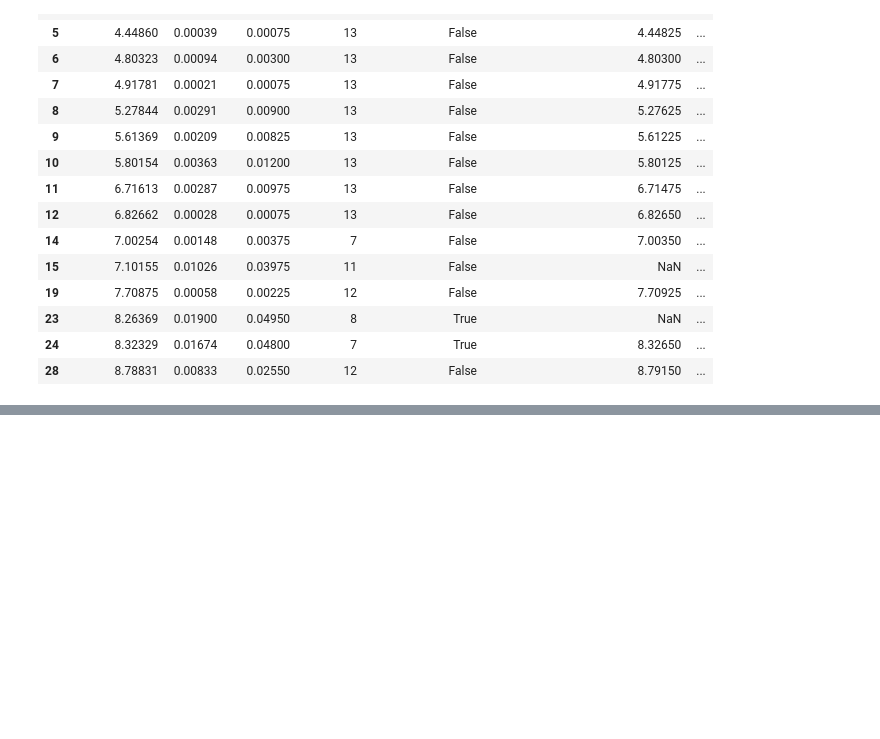
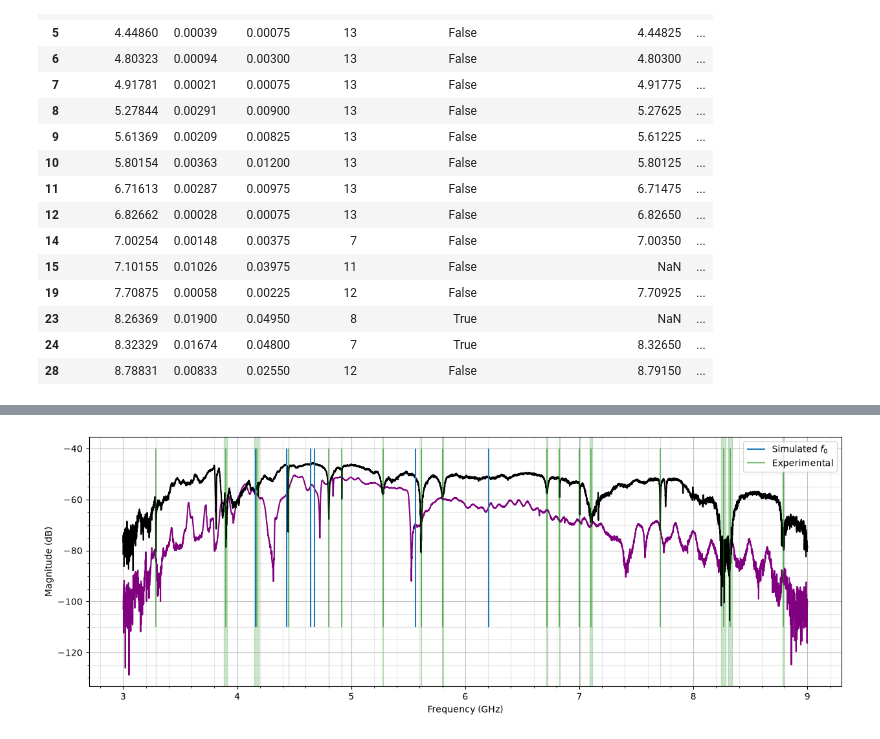
Before and after one commit to benji-thomas/Resonator-Frequency-Simulation, a Jupyter notebook: Mean_Resonant_Frequencies.ipynb, the cells around one changed output, grey strips where cells are left out. Cells and saved outputs as stored; diff of their text form; code cells hidden in the pictures; blank space fills up the shorter version.

```diff
--- a/Mean_Resonant_Frequencies.ipynb
+++ b/Mean_Resonant_Frequencies.ipynb
@@ -239,0 +251,41 @@ plt.show()
+# %%
+df_1_9GHz_0dBm_260716_104330 = pd.read_csv('Data2/resontors_S21_1.00-9.00GHz_0.0dBm_20260716_104330.csv')
+
+fig, ax = plt.subplots(figsize = (15,5))
+
+#ax.set_title('Frequency Sweep: VNA Power -25dBm')
+ax.set_ylabel('Magnitude (dB)')
+ax.set_xlabel('Frequency (GHz)')
+ax.plot(df_1_9GHz_0dBm_260716_104330['Frequency (GHz)'][df_1_9GHz_0dBm_260716_104330['Frequency (GHz)']>3],
+         df_1_9GHz_0dBm_260716_104330['Magnitude (dB)'][df_1_9GHz_0dBm_260716_104330['Frequency (GHz)']>3],
+         c='purple', ls='-')
+#ax.set_title('Frequency Sweep: VNA Power -25dBm')
+ax.set_ylabel('Magnitude (dB)')
+ax.set_xlabel('Frequency (GHz)')
+ax.plot(df_3_9GHz_25dBm_250605_205417['Frequency (GHz)'],
+         df_3_9GHz_25dBm_250605_205417['Magnitude (dB)'],
+         c='black', ls='-')
+
+ax.vlines(sim_f0_kin_res, ymin=-110, ymax=-40, label=r'Simulated $f_0$')
+#ax.vlines(theo_f0_kin_res, ymin=-110, ymax=-40, colors='r', label=r'Analytical $f_0$')
+
+# Error bands for analytical results
+#for f0, err in zip(theo_f0_kin_res, error_theo_f0_kin_res):
+    #ax.axvspan(f0 - err, f0 + err, alpha=0.2, color='red')
+
+subset = result[result['n_sweeps'] > n]
+ax.vlines(subset['mean_freq_GHz'], ymin=-110, ymax=-40, colors='g', alpha=0.5, label='Experimental')
+
+# Error bands for experimental results
+for _, row in subset.iterrows():
+    ax.axvspan(row['mean_freq_GHz'] - row['std_GHz'],
+               row['mean_freq_GHz'] + row['std_GHz'],
+               alpha=0.2, color='green')
+
+ax.grid(which='major', alpha=0.8)
+ax.grid(which='minor', alpha=0.3)
+ax.legend(loc='best')
+ax.minorticks_on()
+plt.show()
+# %% [output]
+[figure, added]
```
Also changed, not shown: parts of 3 cells of this notebook, 8 other files.
